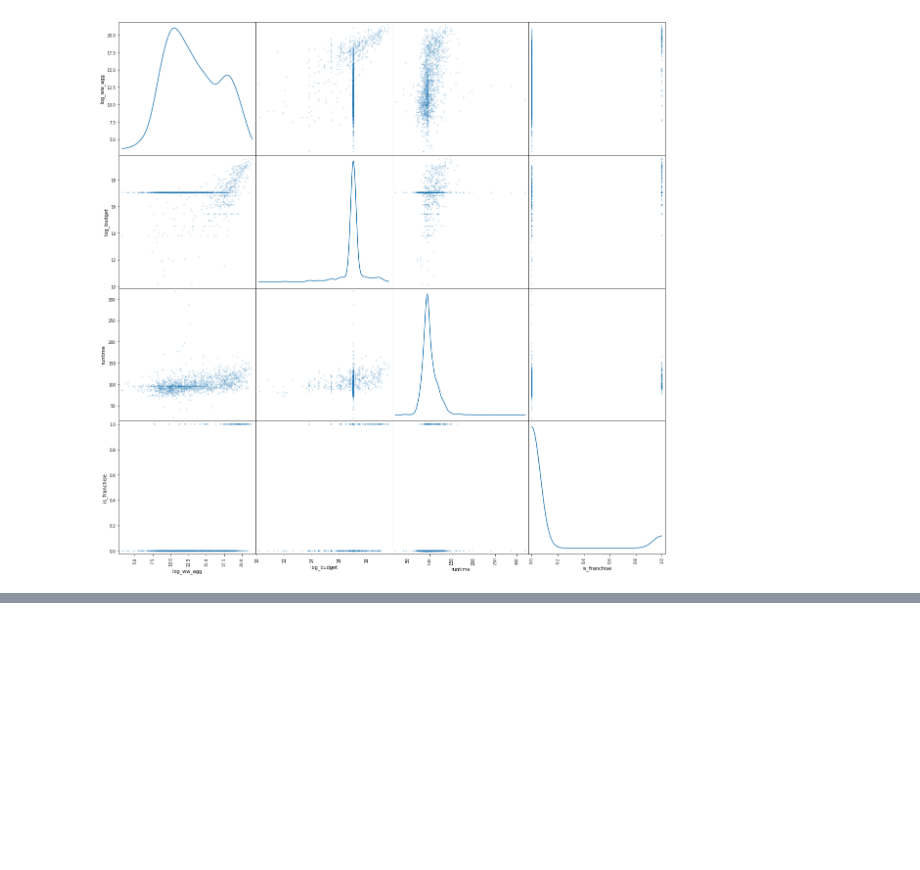
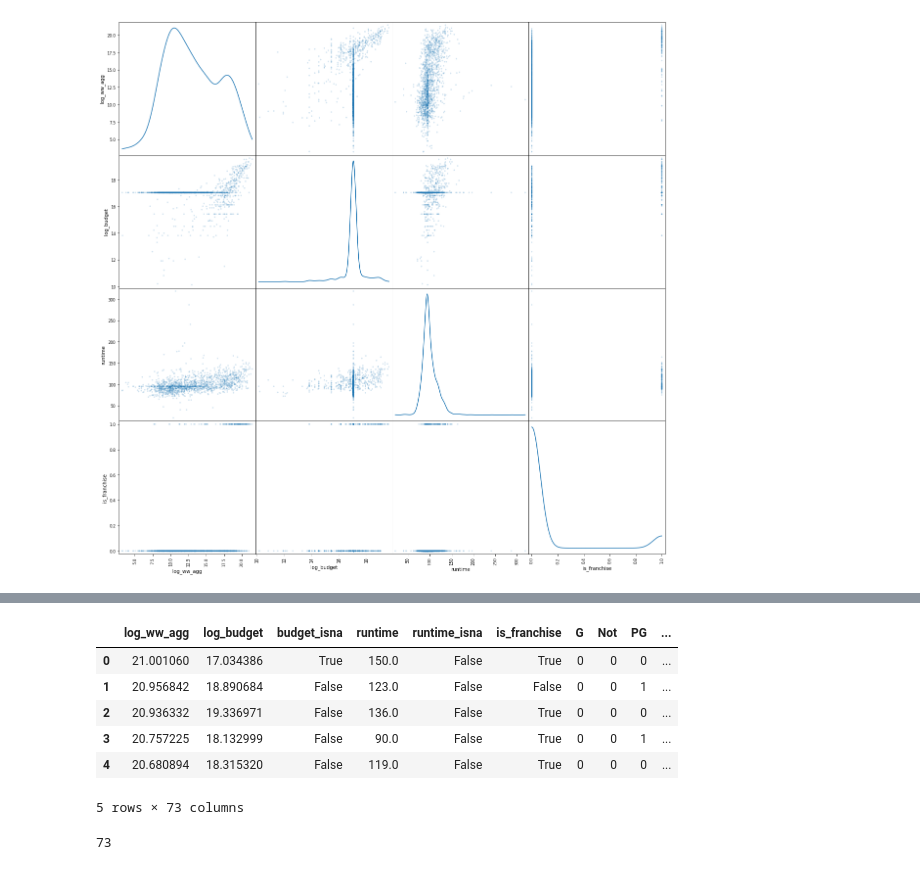
Before and after one commit to Rmloong/movie-revenue-predictor, a Jupyter notebook: Reworked_Models.ipynb, the cells around one changed output, grey strips where cells are left out. Cells and saved outputs as stored; diff of their text form; code cells hidden in the pictures; blank space fills up the shorter version.

```diff
--- a/Reworked_Models.ipynb
+++ b/Reworked_Models.ipynb
@@ -648,0 +717,16 @@ array([[<matplotlib.axes._subplots.AxesSubplot object at 0x...>,
+# %%
+experiment_df = pd.read_csv('data/data_cleaned.csv', sep = '|')
+# %%
+experiment_df.head()
+# %% [output]
+|  | log_ww_agg | log_budget | budget_isna | runtime | runtime_isna | is_franchise | G | Not | PG | ... |
+| 0 | 21.001060 | 17.034386 | True | 150.0 | False | True | 0 | 0 | 0 | ... |
+| 1 | 20.956842 | 18.890684 | False | 123.0 | False | False | 0 | 0 | 1 | ... |
+| 2 | 20.936332 | 19.336971 | False | 136.0 | False | True | 0 | 0 | 0 | ... |
+| 3 | 20.757225 | 18.132999 | False | 90.0 | False | True | 0 | 0 | 1 | ... |
+| 4 | 20.680894 | 18.315320 | False | 119.0 | False | True | 0 | 0 | 0 | ... |
+5 rows × 73 columns
+# %%
+len(experiment_df.columns)
+# %% [output]
+73
```
Also changed, not shown: parts of 90 cells of this notebook, 8 other files.
